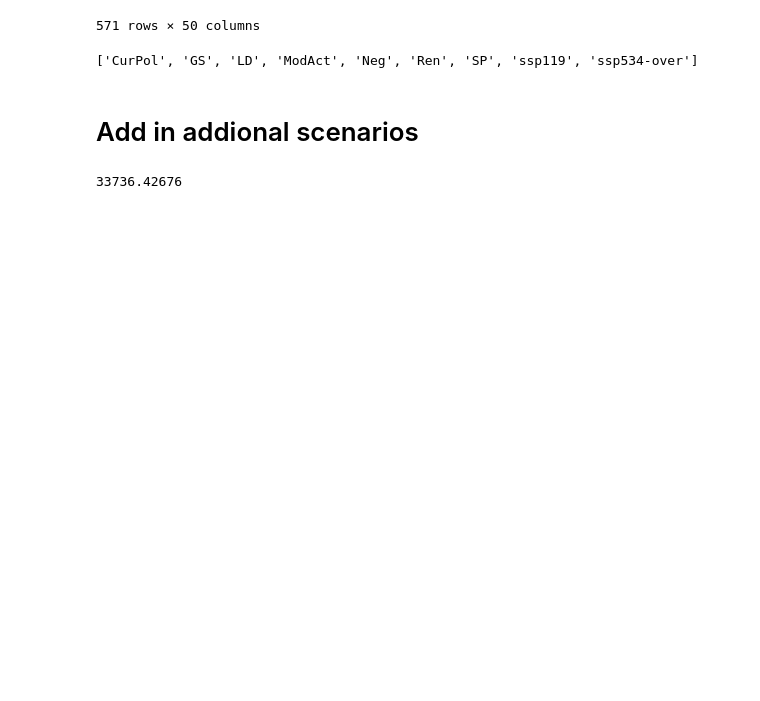
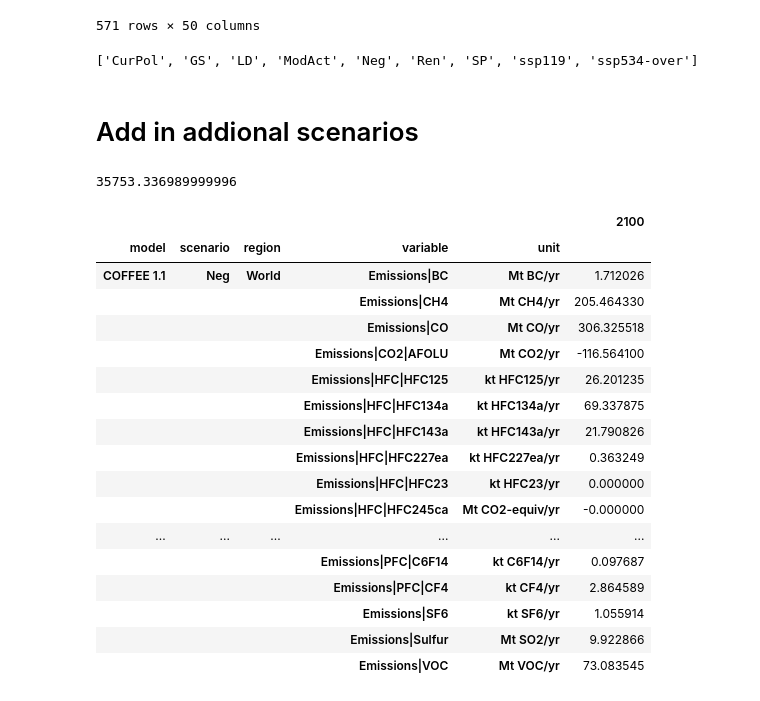
Before and after one commit to Rlamboll/PROVIDEemissions, a Jupyter notebook: notebooks/Select_pathways.ipynb, the cells around one changed output. Drawn from its saved outputs; the diff is of its cells as text; code cells hidden in the pictures; blank space fills up the shorter version.

```diff
--- a/notebooks/Select_pathways.ipynb
+++ b/notebooks/Select_pathways.ipynb
@@ -10,8 +12,9 @@ import sys
 # %% [output]
 [interactive output not drawn]
 # %%
-version = "v6"
+version = "v7"
 co2 = "Emissions|CO2"
+co2eni = co2+"|Energy and Industrial Processes"
 ch4 = "Emissions|CH4"
 outdir = f'../output/chosen_files/{version}/'
 scen_file = outdir + "scen_{}"
@@ -346,8 +349,8 @@ extended_df.scenario
 # Add in addional scenarios
 # %%
 # We can judge the highest possible overshoot decay rate from this scenario
-overshoot = extended_df.filter(scenario="*ov*", variable=co2).timeseries()
+overshoot = extended_df.filter(scenario="*ov*", variable=co2eni).timeseries()
 max_overshoot_dif = max(max(abs(overshoot.iloc[:, 2:].values - overshoot.iloc[:, 1:-1].values)))
 max_overshoot_dif
 # %% [output]
-33736.42676
+35753.336989999996
@@ -354,2 +359,25 @@ max_overshoot_dif
+# %%
+neg_scen_data = extended_df.filter(year=2100, scenario="Neg").filter(variable=co2eni, keep=False).timeseries()
+negscenvar = extended_df.filter(year=2100, scenario="Neg").variable
+neg_scen_data
+# %% [output]
+|  |  |  |  |  | 2100 |
+| model | scenario | region | variable | unit |  |
+| COFFEE 1.1 | Neg | World | Emissions|BC | Mt BC/yr | 1.712026 |
+|  |  |  | Emissions|CH4 | Mt CH4/yr | 205.464330 |
+|  |  |  | Emissions|CO | Mt CO/yr | 306.325518 |
+|  |  |  | Emissions|CO2|AFOLU | Mt CO2/yr | -116.564100 |
+|  |  |  | Emissions|HFC|HFC125 | kt HFC125/yr | 26.201235 |
+|  |  |  | Emissions|HFC|HFC134a | kt HFC134a/yr | 69.337875 |
+|  |  |  | Emissions|HFC|HFC143a | kt HFC143a/yr | 21.790826 |
+|  |  |  | Emissions|HFC|HFC227ea | kt HFC227ea/yr | 0.363249 |
+|  |  |  | Emissions|HFC|HFC23 | kt HFC23/yr | 0.000000 |
+|  |  |  | Emissions|HFC|HFC245ca | Mt CO2-equiv/yr | -0.000000 |
+| ... | ... | ... | ... | ... | ... |
+|  |  |  | Emissions|PFC|C6F14 | kt C6F14/yr | 0.097687 |
+|  |  |  | Emissions|PFC|CF4 | kt CF4/yr | 2.864589 |
+|  |  |  | Emissions|SF6 | kt SF6/yr | 1.055914 |
+|  |  |  | Emissions|Sulfur | Mt SO2/yr | 9.922866 |
+|  |  |  | Emissions|VOC | Mt VOC/yr | 73.083545 |
 # %%
 new_scens = []
```
Also changed, not shown: parts of 17 cells of this notebook, 2 other files.
